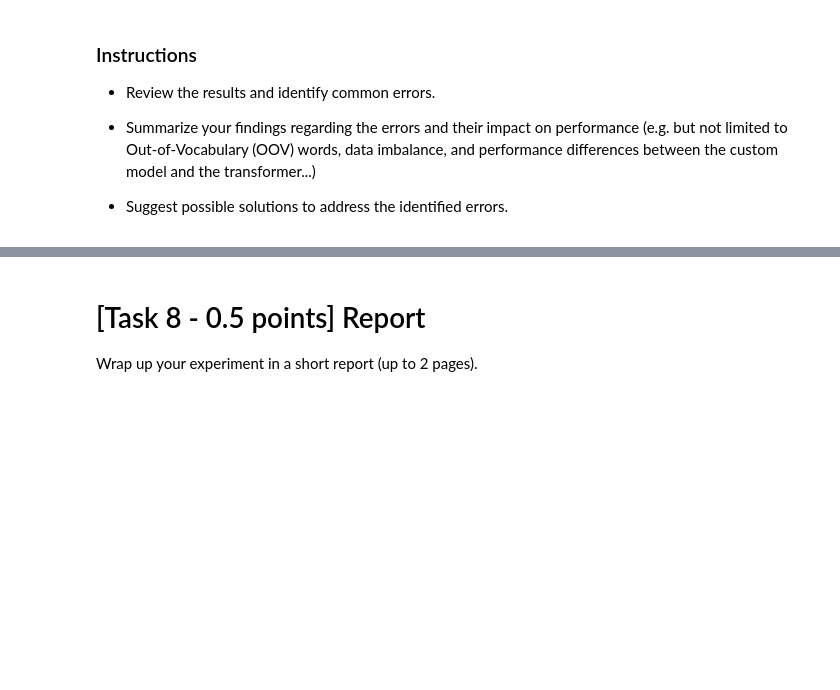
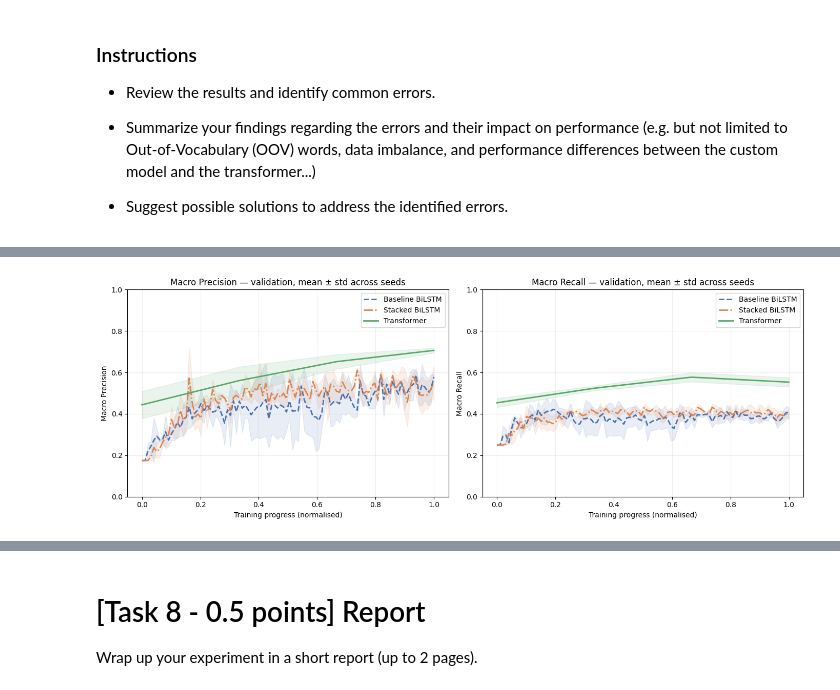
Before and after one commit to VirginiaFoschi/-NLP-2025-2026-A1, a Jupyter notebook: Assignment1-2526.ipynb, the cells around one changed output, grey strips where cells are left out. Saved outputs shown, nothing was run; the diff lists cells and outputs as text; code cells hidden in the pictures; blank space fills up the shorter version.

```diff
--- a/Assignment1-2526.ipynb
+++ b/Assignment1-2526.ipynb
@@ -2116,0 +2179,73 @@ After evaluating the model, perform a brief error analysis on the **test set**:
+# %%
+def plot_pr_curves(results_dict):
+    """
+    results_dict: {
+        "Baseline BiLSTM":  baseline_results,   # history in test_metrics[i]['history']
+        "Stacked BiLSTM":   stacked_results,    # history in test_metrics[i]['history']
+        "Transformer":      transformer_results  # history in histories[i]
+    }
+    """
+    colors  = {
+        "Baseline BiLSTM": "#4C72B0",
+        "Stacked BiLSTM":  "#DD8452",
+        "Transformer":     "#55A868"
+    }
+    linestyles = {
+        "Baseline BiLSTM": "--",
+        "Stacked BiLSTM":  "-.",
+        "Transformer":     "-"
+    }
+
+    fig, axes = plt.subplots(1, 2, figsize=(14, 5))
+
+    for model_name, results in results_dict.items():
+        color = colors[model_name]
+        ls    = linestyles[model_name]
+
+        # ── unified history extraction ───────────────────────────────────────
+        if 'histories' in results and isinstance(results['histories'][0], dict):
+            # Transformer: histories stored at top level
+            histories = results['histories']
+        else:
+            # LSTM: histories stored inside test_metrics
+            histories = [r['history'] for r in results['test_metrics']]
+
+        all_p = np.array([h['val_precision'] for h in histories])  # (n_seeds, n_epochs)
+        all_r = np.array([h['val_recall']    for h in histories])
+
+        mean_p, std_p = all_p.mean(axis=0), all_p.std(axis=0)
+        mean_r, std_r = all_r.mean(axis=0), all_r.std(axis=0)
+
+        # normalise x-axis to [0, 1] so models with different epoch counts are comparable
+        n_epochs  = all_p.shape[1]
+        x = np.linspace(0, 1, n_epochs)
+
+        for ax, mean, std, metric in zip(
+            axes,
+            [mean_p, mean_r],
+            [std_p,  std_r],
+            ["Macro Precision", "Macro Recall"]
+        ):
+            ax.plot(x, mean, label=model_name, color=color, linestyle=ls, linewidth=2)
+            ax.fill_between(x, mean - std, mean + std, alpha=0.12, color=color)
+
+    for ax, metric in zip(axes, ["Macro Precision", "Macro Recall"]):
+        ax.set_xlabel("Training progress (normalised)")
+        ax.set_ylabel(metric)
+        ax.set_title(f"{metric} — validation, mean ± std across seeds")
+        ax.legend()
+        ax.set_ylim(0, 1)
+        ax.grid(True, alpha=0.2)
+
+    plt.tight_layout()
+    plt.savefig("pr_curves.png", dpi=150)
+    plt.show()
+
+# usage
+plot_pr_curves({
+    "Baseline BiLSTM": baseline_results,
+    "Stacked BiLSTM":  stacked_results,
+    "Transformer":     transformer_results,
+})
+# %% [output]
+[figure, added]
```
Also changed, not shown: parts of 40 cells of this notebook.
